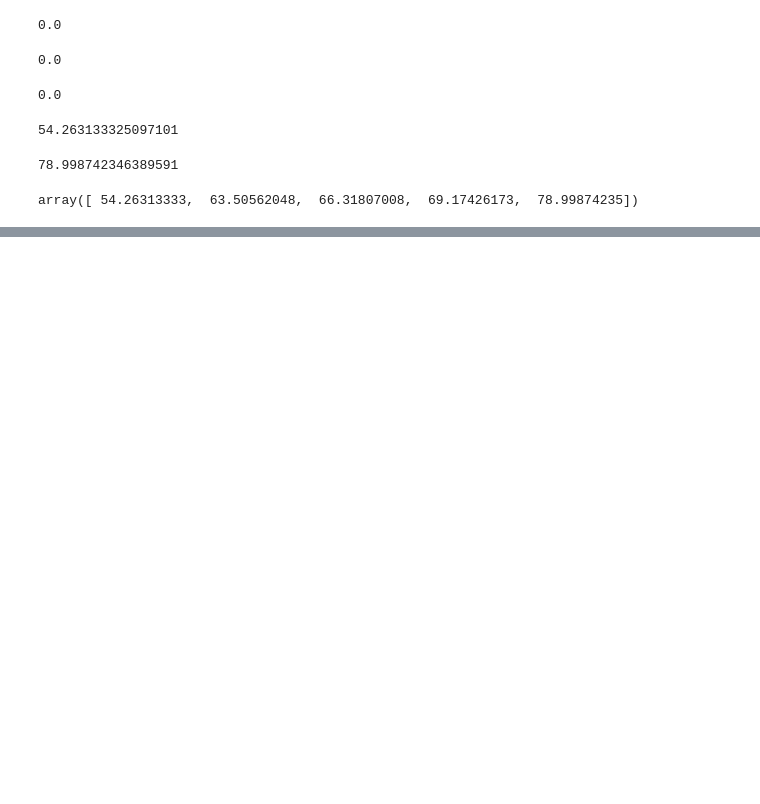
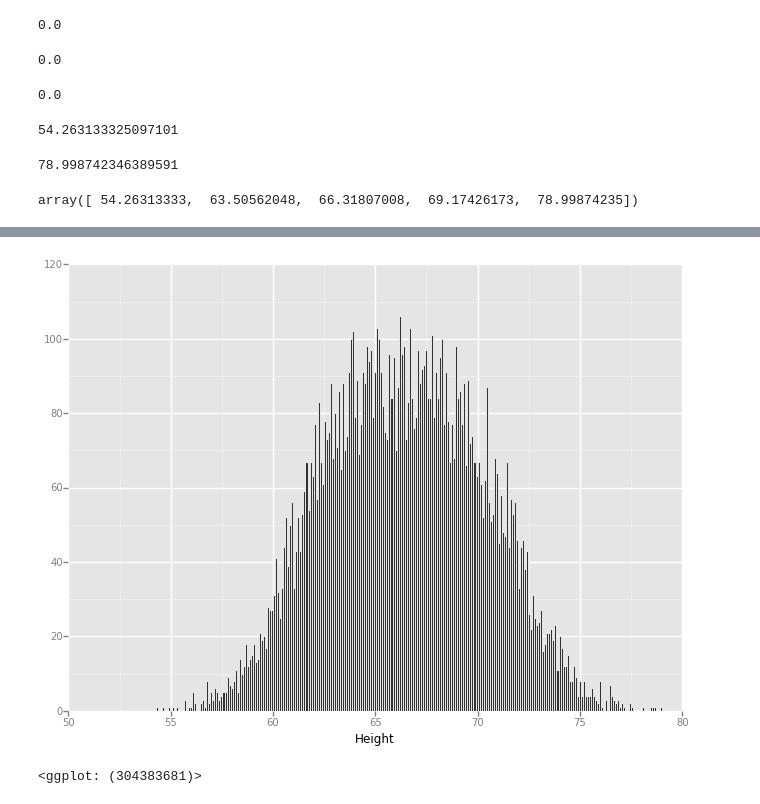
Before and after one commit to vanqm/ML_for_Hackers, a Jupyter notebook: 02-Exploration/chapter02.ipynb, the cells around one changed output, grey strips where cells are left out. Drawn from its saved outputs; the diff is of its cells as text; code cells hidden in the pictures; blank space fills up the shorter version.

```diff
--- a/02-Exploration/chapter02.ipynb
+++ b/02-Exploration/chapter02.ipynb
@@ -84,0 +111,5 @@ np.percentile(heights, [0,20,40,60,60,100])
+# %%
+ggplot(heights_weights, aes(x = 'Height')) + geom_histogram(binwidth = .1)
+# %% [output]
+[figure, added]
+<ggplot: (304383681)>
```
Also changed, not shown: parts of 28 cells of this notebook, 1 other file.
